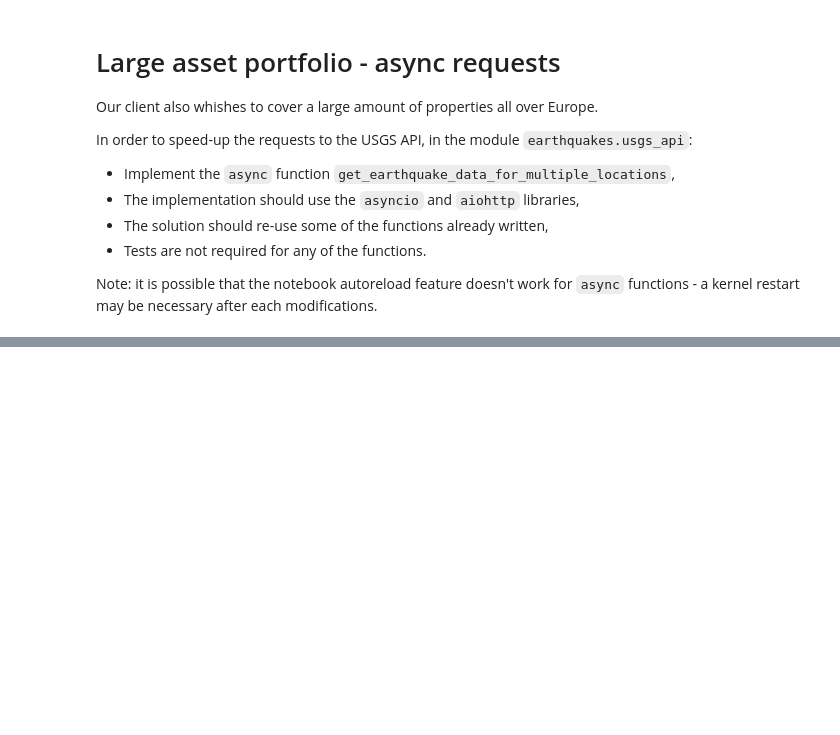
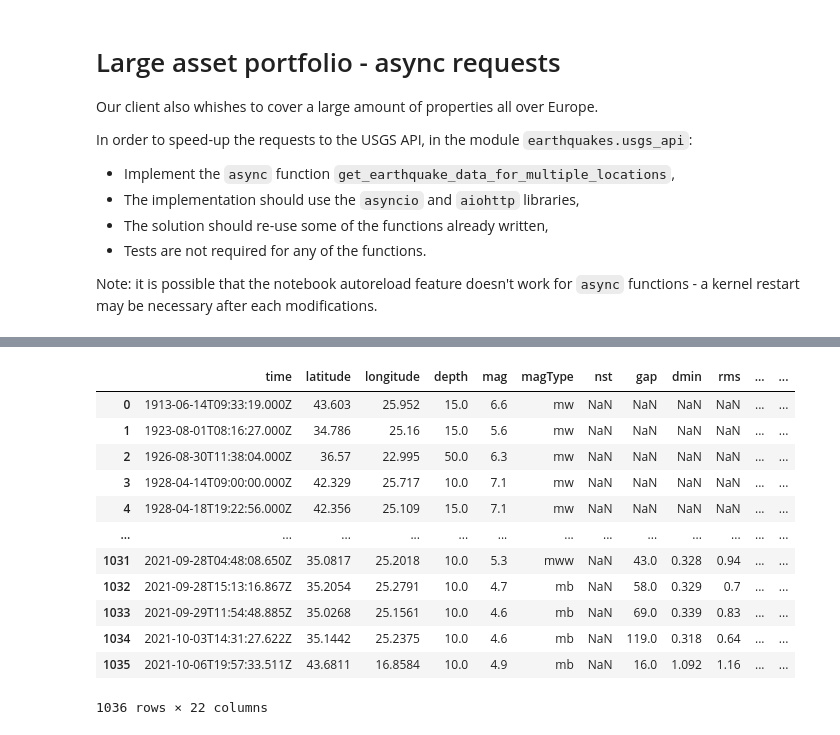
Before and after one commit to feilongbk/descartes-soft-eng-khoi-nguyen, a Jupyter notebook: notebook/earthquake-risk-greece.ipynb, the cells around one changed output, grey strips where cells are left out. Drawn from its saved outputs; the diff is of its cells as text; code cells hidden in the pictures; blank space fills up the shorter version.

```diff
--- a/notebook/earthquake-risk-greece.ipynb
+++ b/notebook/earthquake-risk-greece.ipynb
@@ -152,0 +122,24 @@ minimum_magnitude = "fill with proper object"
+# %%
+# NOTE: Fill me!
+
+
+
+PROTECTION_LAYER_PARAMETERS = list()
+PROTECTION_LAYER_PARAMETERS.append({"max_radius":10,"min_magnitude":4.5,"payout_ratio":1.0})
+PROTECTION_LAYER_PARAMETERS.append({"max_radius":50,"min_magnitude":5.5,"payout_ratio":0.75})
+PROTECTION_LAYER_PARAMETERS.append({"max_radius":200,"min_magnitude":6.5,"payout_ratio":0.5})
+
+
+
+POLICY_LIMIT = 100.0 ##
+
+
+latitude = 35.025
+longitude = 25.763
+radius = max([x["max_radius"] for x in PROTECTION_LAYER_PARAMETERS])
+minimum_magnitude =  min([x["min_magnitude"] for x in PROTECTION_LAYER_PARAMETERS])
+
+ASSET_LOCATION_PARAMETERS  = list()
+ASSET_LOCATION_PARAMETERS.append({"latitude":latitude,"longitude":longitude})
+
+latitude,longitude,radius,minimum_magnitude
@@ -316,0 +376,4 @@ assets = "fill with proper object"
+# %%
+# NOTE: Fill me!
+assets = [{"latitude":latitude,"longitude":longitude} for (latitude,longitude) in zip(latitudes,longitudes)]
+assets
@@ -317,9 +400,32 @@ assets = "fill with proper object"
 # %%
 # NOTE: This request may take significant time (>10s)
-earthquake_data = await get_earthquake_data_for_multiple_locations(  # type: ignore
-    assets,
+
+import nest_asyncio
+nest_asyncio.apply()
+import asyncio
+loop = asyncio.new_event_loop()
+
+
+multi_earthquake_data = get_earthquake_data_for_multiple_locations(
+        assets,
     radius=200,
     minimum_magnitude=4.5,
     end_date=datetime(year=2021, month=10, day=21)
 )
+# %%
+multi_earthquake_data
+# %% [output]
+|  | time | latitude | longitude | depth | mag | magType | nst | gap | dmin | rms | ... | ... |
+| 0 | 1913-06-14T09:33:19.000Z | 43.603 | 25.952 | 15.0 | 6.6 | mw | NaN | NaN | NaN | NaN | ... | ... |
+| 1 | 1923-08-01T08:16:27.000Z | 34.786 | 25.16 | 15.0 | 5.6 | mw | NaN | NaN | NaN | NaN | ... | ... |
+| 2 | 1926-08-30T11:38:04.000Z | 36.57 | 22.995 | 50.0 | 6.3 | mw | NaN | NaN | NaN | NaN | ... | ... |
+| 3 | 1928-04-14T09:00:00.000Z | 42.329 | 25.717 | 10.0 | 7.1 | mw | NaN | NaN | NaN | NaN | ... | ... |
+| 4 | 1928-04-18T19:22:56.000Z | 42.356 | 25.109 | 15.0 | 7.1 | mw | NaN | NaN | NaN | NaN | ... | ... |
+| ... | ... | ... | ... | ... | ... | ... | ... | ... | ... | ... | ... | ... |
+| 1031 | 2021-09-28T04:48:08.650Z | 35.0817 | 25.2018 | 10.0 | 5.3 | mww | NaN | 43.0 | 0.328 | 0.94 | ... | ... |
+| 1032 | 2021-09-28T15:13:16.867Z | 35.2054 | 25.2791 | 10.0 | 4.7 | mb | NaN | 58.0 | 0.329 | 0.7 | ... | ... |
+| 1033 | 2021-09-29T11:54:48.885Z | 35.0268 | 25.1561 | 10.0 | 4.6 | mb | NaN | 69.0 | 0.339 | 0.83 | ... | ... |
+| 1034 | 2021-10-03T14:31:27.622Z | 35.1442 | 25.2375 | 10.0 | 4.6 | mb | NaN | 119.0 | 0.318 | 0.64 | ... | ... |
+| 1035 | 2021-10-06T19:57:33.511Z | 43.6811 | 16.8584 | 10.0 | 4.9 | mb | NaN | 16.0 | 1.092 | 1.16 | ... | ... |
+1036 rows × 22 columns
 # %%
```
Also changed, not shown: parts of 19 cells of this notebook, 7 other files.
